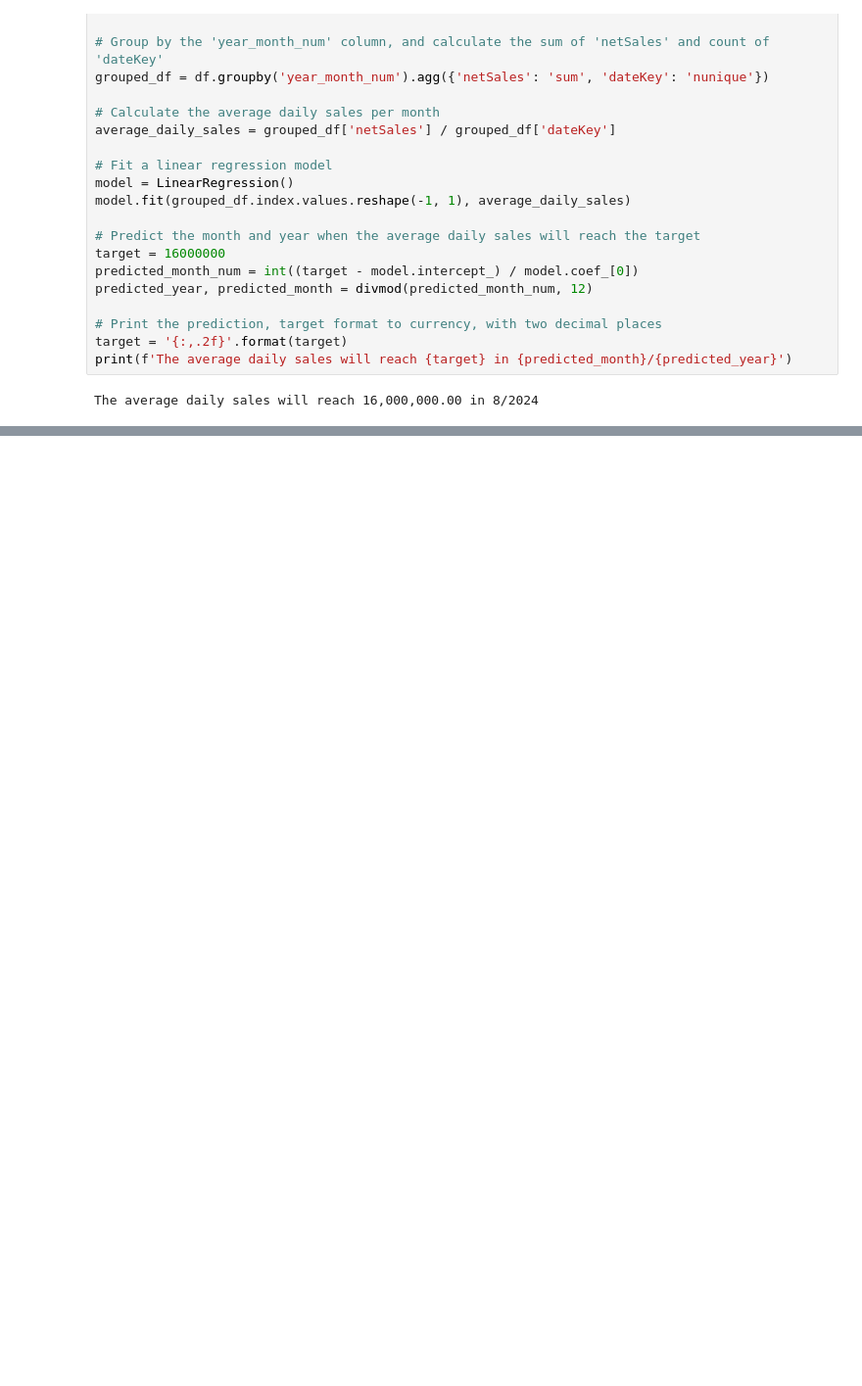
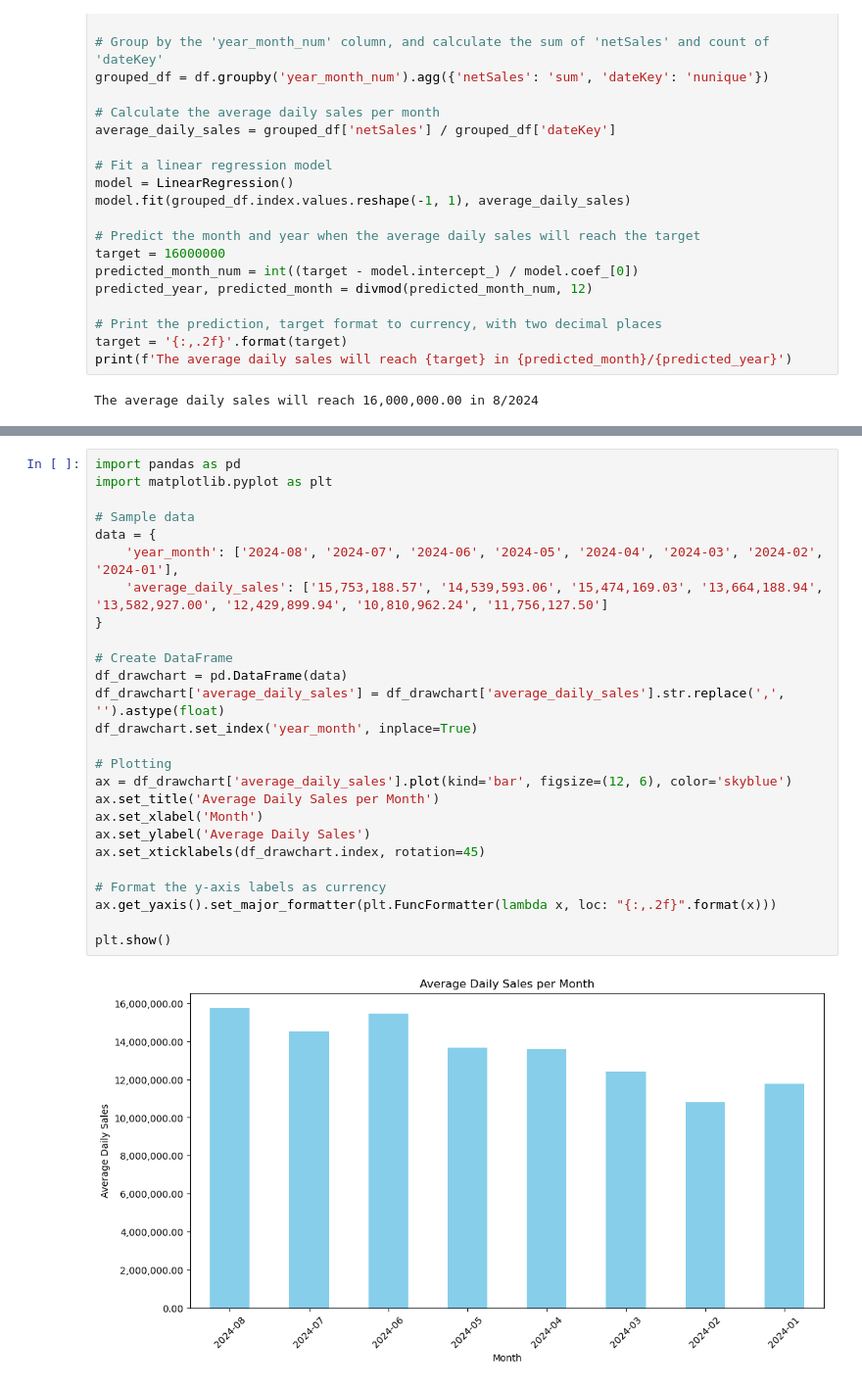
Before and after one commit to TrieuPH/python, a Jupyter notebook: Python/Data Analysis/Store/dataanalysis_cvs_salebystore.ipynb, the cells around one changed output, grey strips where cells are left out. Shown at 98% size. Saved outputs shown, nothing was run; the diff lists cells and outputs as text; blank space fills up the shorter version.

```diff
--- a/Python/Data Analysis/Store/dataanalysis_cvs_salebystore.ipynb
+++ b/Python/Data Analysis/Store/dataanalysis_cvs_salebystore.ipynb
@@ -164,0 +211,28 @@ The average daily sales will reach 16,000,000.00 in 8/2024
+# %%
+import pandas as pd
+import matplotlib.pyplot as plt
+
+# Sample data
+data = {
+    'year_month': ['2024-08', '2024-07', '2024-06', '2024-05', '2024-04', '2024-03', '2024-02', '2024-01'],
+    'average_daily_sales': ['15,753,188.57', '14,539,593.06', '15,474,169.03', '13,664,188.94', '13,582,927.00', '12,429,899.94', '10,810,962.24', '11,756,127.50']
+}
+
+# Create DataFrame
+df_drawchart = pd.DataFrame(data)
+df_drawchart['average_daily_sales'] = df_drawchart['average_daily_sales'].str.replace(',', '').astype(float)
+df_drawchart.set_index('year_month', inplace=True)
+
+# Plotting
+ax = df_drawchart['average_daily_sales'].plot(kind='bar', figsize=(12, 6), color='skyblue')
+ax.set_title('Average Daily Sales per Month')
+ax.set_xlabel('Month')
+ax.set_ylabel('Average Daily Sales')
+ax.set_xticklabels(df_drawchart.index, rotation=45)
+
+# Format the y-axis labels as currency
+ax.get_yaxis().set_major_formatter(plt.FuncFormatter(lambda x, loc: "{:,.2f}".format(x)))
+
+plt.show()
+# %% [output]
+[figure, added]
```
Also changed, not shown: parts of 5 cells of this notebook, 6 other files.
